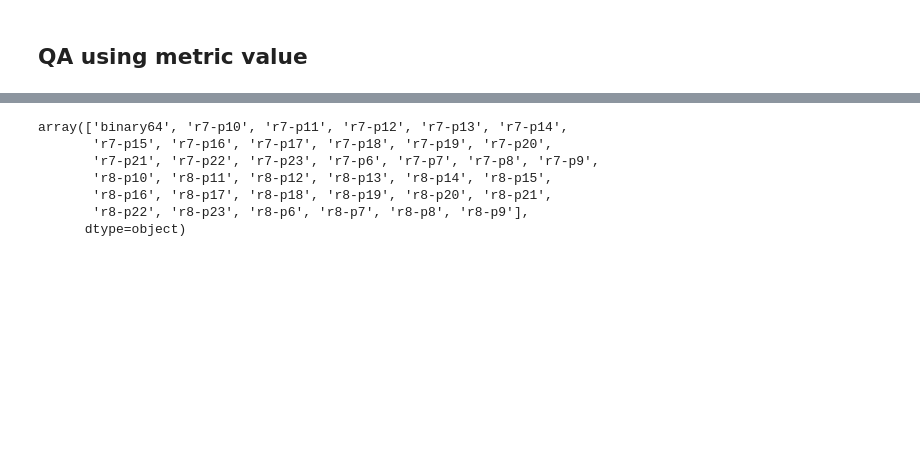
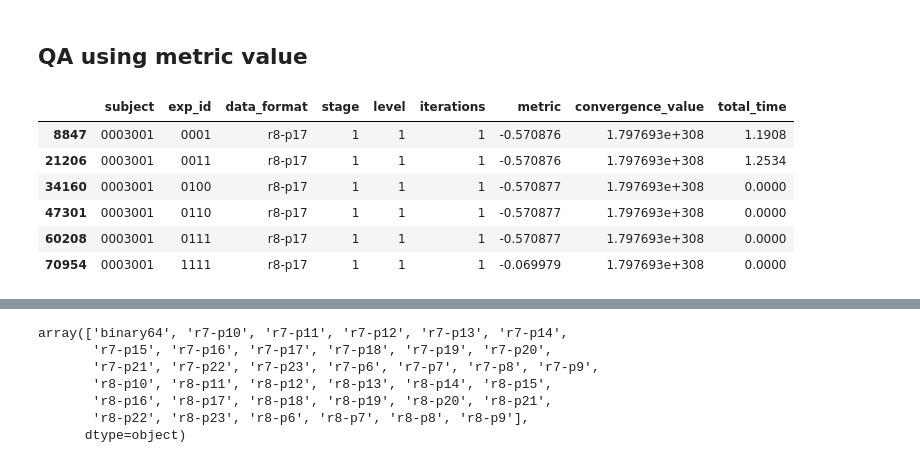
Before and after one commit to glatard/mri-registration-rp, a Jupyter notebook: viz-vprec.ipynb, the cells around one changed output, grey strips where cells are left out. Drawn from its saved outputs; the diff is of its cells as text; code cells hidden in the pictures; blank space fills up the shorter version.

```diff
--- a/viz-vprec.ipynb
+++ b/viz-vprec.ipynb
@@ -167,3 +167,20 @@ rv = (
     .agg({"metric": "mean", "convergence_value": "mean", "total_time": "mean"})
     .reset_index()
 )
+# %%
+rv
+rv[
+    (rv["data_format"] == "r8-p17")
+    & (rv["stage"] == 1)
+    & (rv["level"] == 1)
+    & (rv["iterations"] == 1)
+    & (rv["subject"] == "0003001")
+]
+# %% [output]
+|  | subject | exp_id | data_format | stage | level | iterations | metric | convergence_value | total_time |
+| 8847 | 0003001 | 0001 | r8-p17 | 1 | 1 | 1 | -0.570876 | 1.797693e+308 | 1.1908 |
+| 21206 | 0003001 | 0011 | r8-p17 | 1 | 1 | 1 | -0.570876 | 1.797693e+308 | 1.2534 |
+| 34160 | 0003001 | 0100 | r8-p17 | 1 | 1 | 1 | -0.570877 | 1.797693e+308 | 0.0000 |
+| 47301 | 0003001 | 0110 | r8-p17 | 1 | 1 | 1 | -0.570877 | 1.797693e+308 | 0.0000 |
+| 60208 | 0003001 | 0111 | r8-p17 | 1 | 1 | 1 | -0.570877 | 1.797693e+308 | 0.0000 |
+| 70954 | 0003001 | 1111 | r8-p17 | 1 | 1 | 1 | -0.069979 | 1.797693e+308 | 0.0000 |
```
Also changed, not shown: parts of 3 cells of this notebook, 2 other files.
